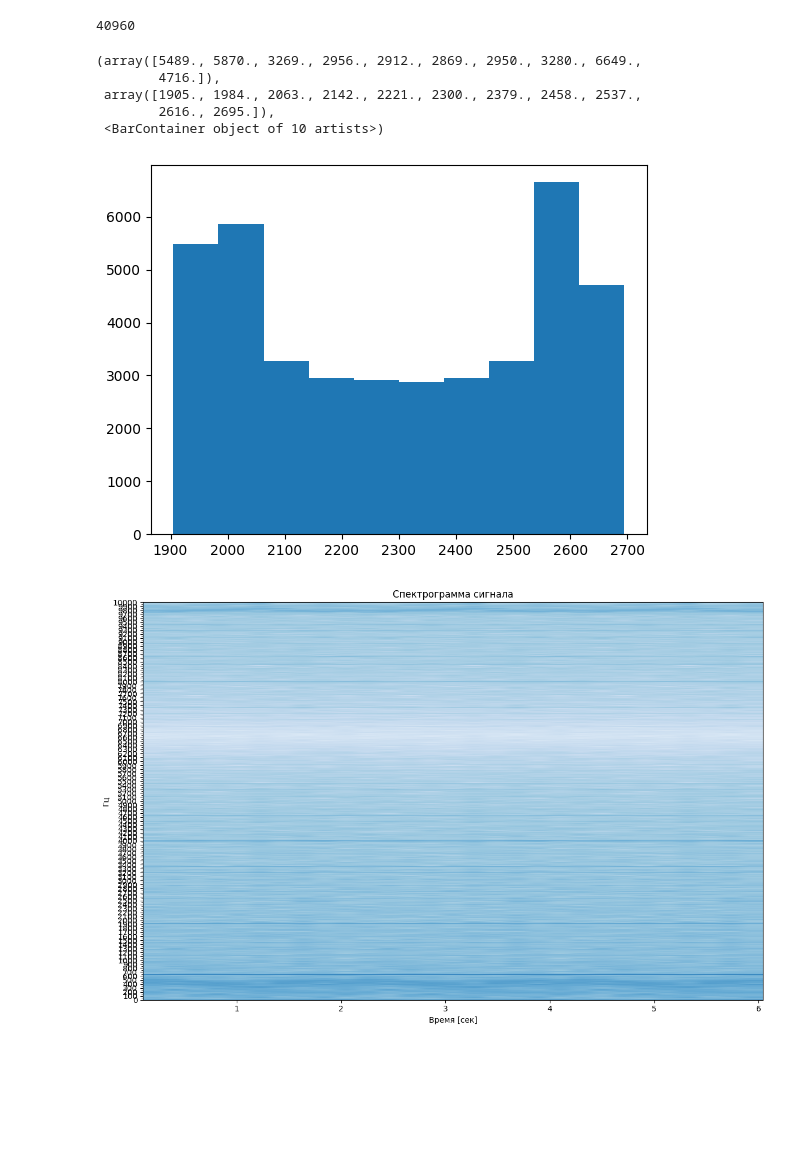
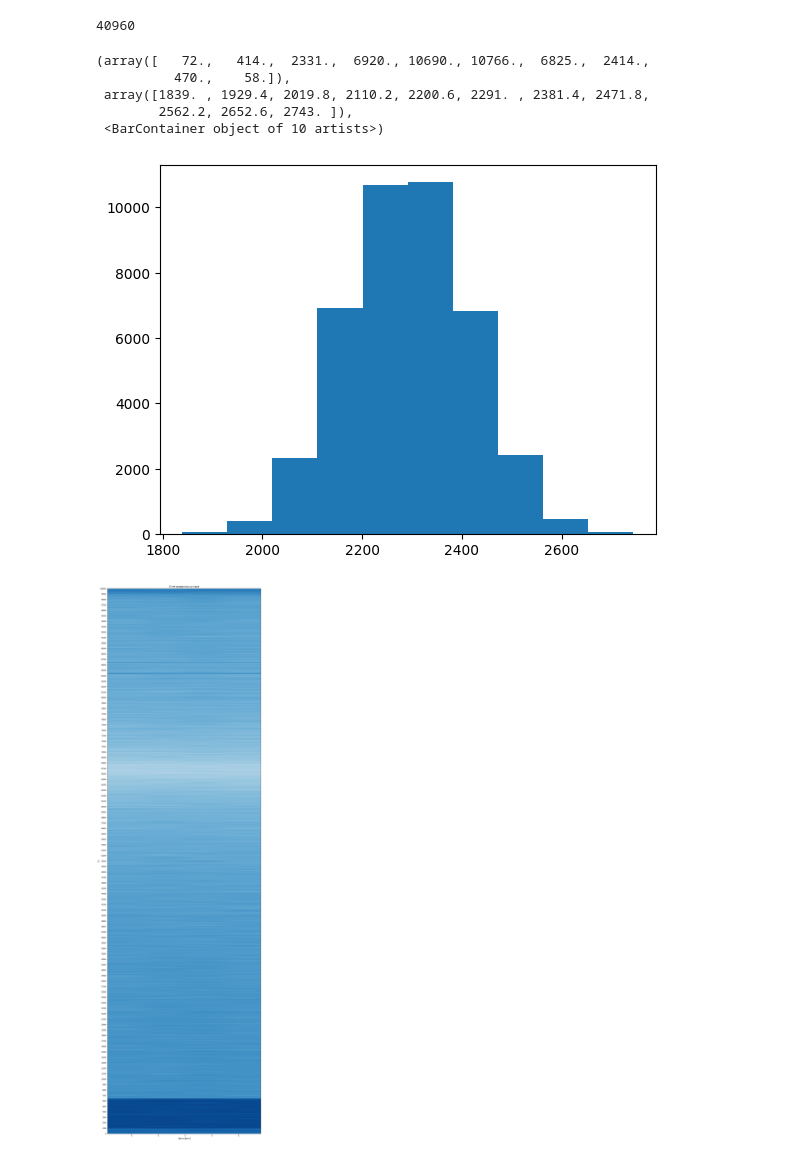
Before and after one commit to e-kolkhoz/tRNS, a Jupyter notebook: py_experiments/get_ADC_bufer.ipynb, the cells around one changed output. Saved outputs shown, nothing was run; the diff lists cells and outputs as text; code cells hidden in the pictures; blank space fills up the shorter version.

```diff
--- a/py_experiments/get_ADC_bufer.ipynb
+++ b/py_experiments/get_ADC_bufer.ipynb
@@ -5,7 +5,7 @@ import matplotlib.ticker as ticker
 from scipy.fft import fft, ifft, fftfreq
 import numpy as np
 # %%
-raw_array= tRNSDevice().get_adc_data()
+raw_array= tRNSDevice(port='/dev/ttyACM0').get_adc_data()
 # %% [output]
 Запрос ADC данных...
 [ESP32 LOG] CMD received: 0x82, len=0
@@ -25,31 +25,33 @@ len(raw_array)
 # %%
 plt.hist(raw_array)
 # %% [output]
-(array([5489., 5870., 3269., 2956., 2912., 2869., 2950., 3280., 6649.,
-        4716.]),
- array([1905., 1984., 2063., 2142., 2221., 2300., 2379., 2458., 2537.,
-        2616., 2695.]),
+(array([   72.,   414.,  2331.,  6920., 10690., 10766.,  6825.,  2414.,
+          470.,    58.]),
+ array([1839. , 1929.4, 2019.8, 2110.2, 2200.6, 2291. , 2381.4, 2471.8,
+        2562.2, 2652.6, 2743. ]),
  <BarContainer object of 10 artists>)
-[figure, old version]
+[figure, new version]
+# %%
+raw_array = raw_array - raw_array.mean()
 # %%
-def plot_spectrogram_to_ax(ax, loop_signal, title, sample_rate=8000, NFFT=8192, noverlap=4096, cmap='Blues'):
+def plot_spectrogram_to_ax(ax, loop_signal, title, sample_rate=8000, NFFT=32768, noverlap=4096, cmap='Blues'):
     signal = np.concatenate([loop_signal, loop_signal, loop_signal])
     ax.specgram(signal, NFFT=NFFT, Fs=sample_rate, noverlap=noverlap, cmap=cmap)
     ax.set_xlabel('Время [сек]')
     ax.set_ylabel('Гц')
     ax.set_ylim(0, sample_rate / 2)
     ax.major_locator = ticker.MultipleLocator(base=100)
     ax.yaxis.set_major_locator(ax.major_locator)
     ax.yaxis.set_minor_locator(ticker.MultipleLocator(base=50))
     ax.set_title(title)
 
-fig, axes = plt.subplots(1, 1, figsize=(12, 8))
+fig, axes = plt.subplots(1, 1, figsize=(12, 40))
 plot_spectrogram_to_ax(axes, raw_array,  'Спектрограмма сигнала', sample_rate=20000,)
 
 
 plt.tight_layout()
 plt.show()
 # %% [output]
-[figure, old version]
+[figure, new version]
 # %%
 filtered = (raw_array[2:]+raw_array[1:-1]+raw_array[0:-2])/3
```
Also changed, not shown: parts of 6 cells of this notebook, 15 other files.
